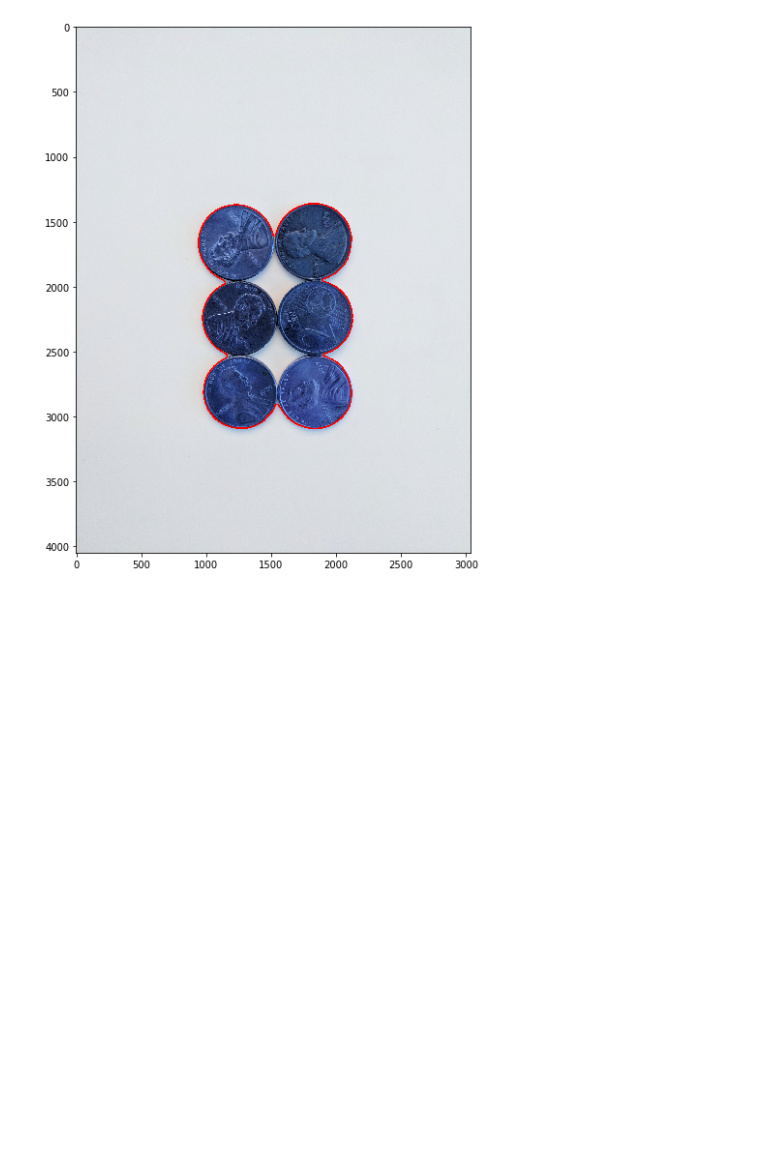
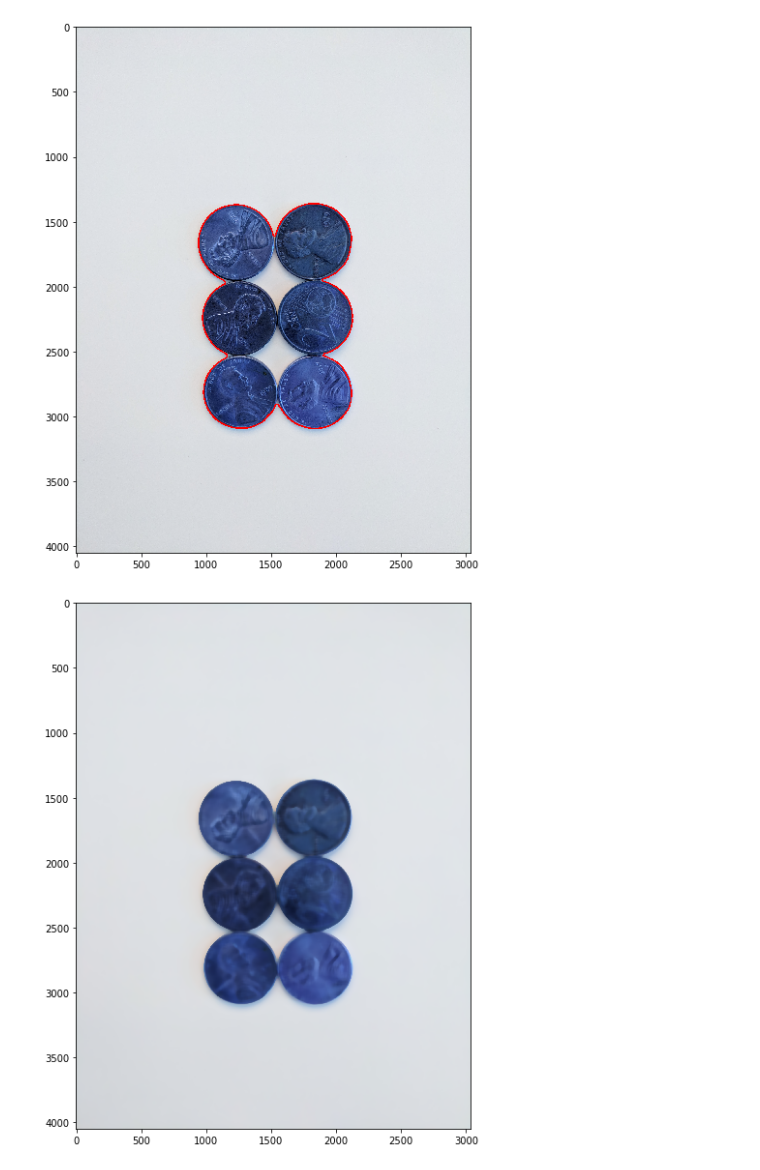
Before and after one commit to achliopa/udemy_PythonOpenCVDL, a Jupyter notebook: workbook/6.Object_Detection_w_OpenCV_Python/Watershed_Algorithm.ipynb, the cells around one changed output. Cells and saved outputs as stored; diff of their text form; code cells hidden in the pictures; blank space fills up the shorter version.

```diff
--- a/workbook/6.Object_Detection_w_OpenCV_Python/Watershed_Algorithm.ipynb
+++ b/workbook/6.Object_Detection_w_OpenCV_Python/Watershed_Algorithm.ipynb
@@ -49,0 +54,2 @@ display(sep_coins)
+# %%
+img = cv2.imread('../DATA/pennies.jpg')
@@ -49,0 +58,6 @@ display(sep_coins)
+# %%
+img = cv2.medianBlur(img,35)
+# %%
+display(img)
+# %% [output]
+[figure, added]
```
Also changed, not shown: parts of 41 cells of this notebook, 1 other file.
